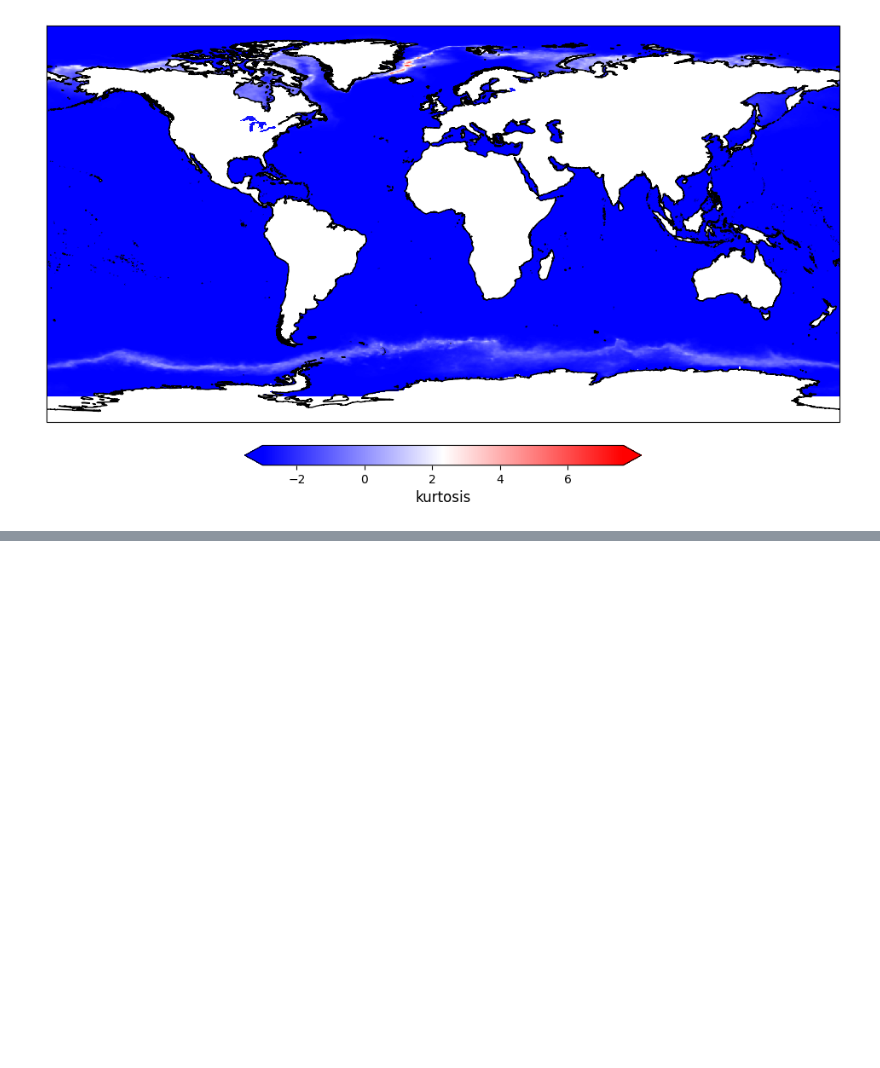
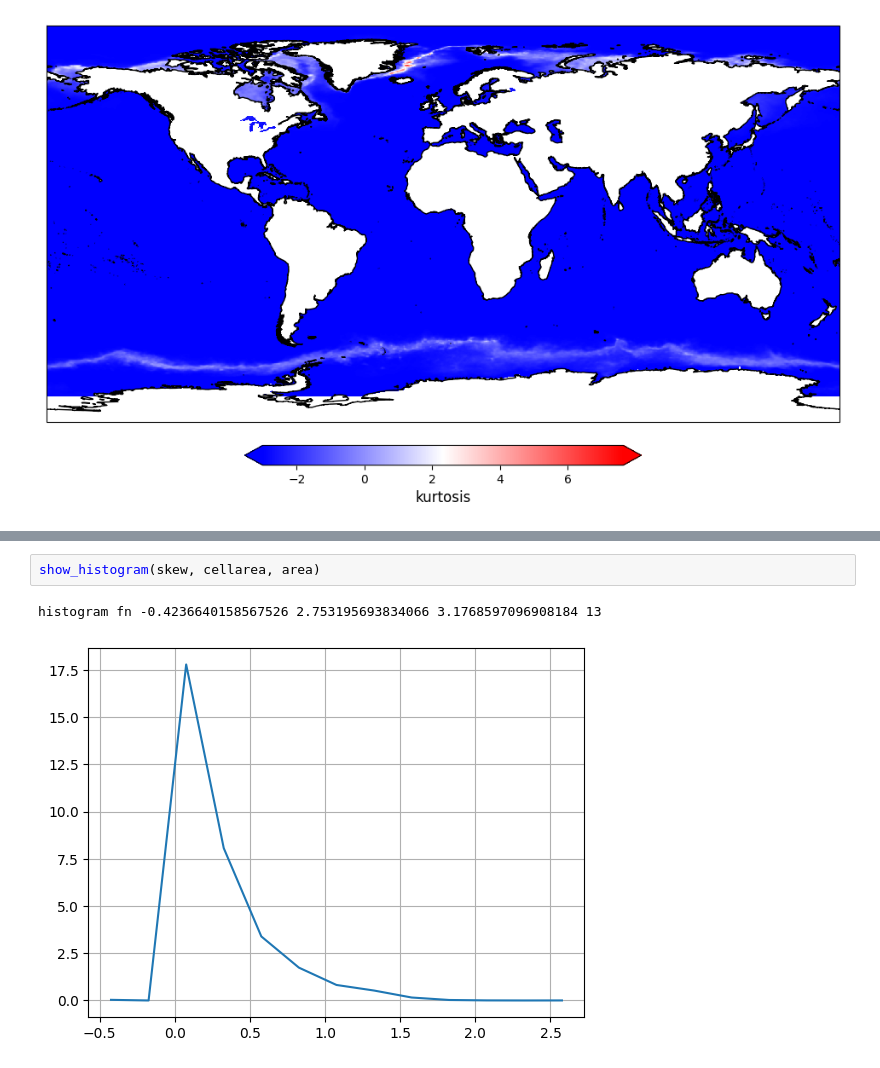
Before and after one commit to grumbiner/epoch_sst, a Jupyter notebook: stats.ipynb, the cells around one changed output, grey strips where cells are left out. Saved outputs shown, nothing was run; the diff lists cells and outputs as text; blank space fills up the shorter version.

```diff
--- a/stats.ipynb
+++ b/stats.ipynb
@@ -352,0 +435,5 @@ vmin max =  -2.9999998308367686 7.63802163501181
+# %%
+show_histogram(skew, cellarea, area)
+# %% [output]
+histogram fn -0.4236640158567526 2.753195693834066 3.1768597096908184 13
+[figure, added]
```
Also changed, not shown: parts of 6 cells of this notebook, 3 other files.
